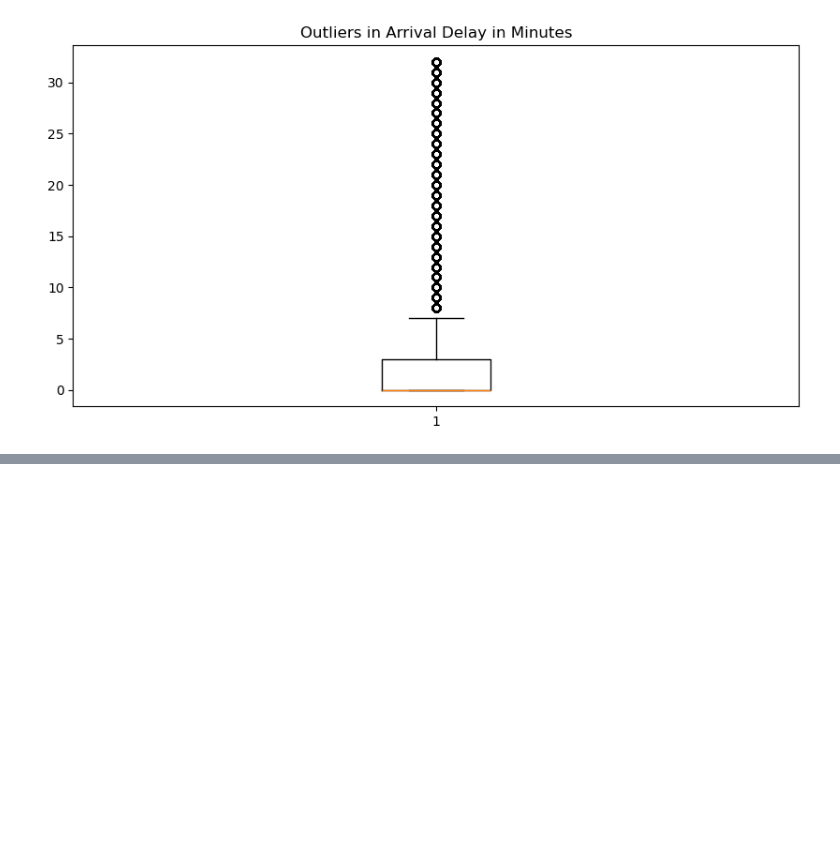
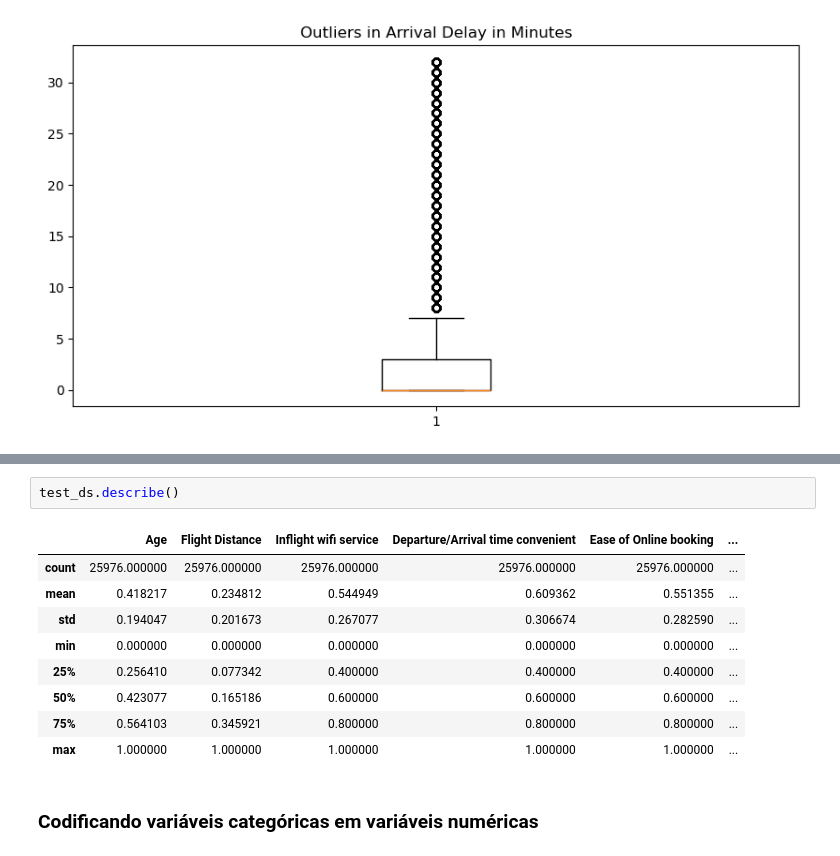
Before and after one commit to FrederickAlmeida/Airline-Passenger-Satisfaction, a Jupyter notebook: pre_processing.ipynb, the cells around one changed output, grey strips where cells are left out. Cells and saved outputs as stored; diff of their text form; blank space fills up the shorter version.

```diff
--- a/pre_processing.ipynb
+++ b/pre_processing.ipynb
@@ -143,0 +180,14 @@ For example, when doing 'df[col].method(value, inplace=True)', try using 'df.met
+# %%
+test_ds.describe()
+# %% [output]
+|  | Age | Flight Distance | Inflight wifi service | Departure/Arrival time convenient | Ease of Online booking | ... |
+| count | 25976.000000 | 25976.000000 | 25976.000000 | 25976.000000 | 25976.000000 | ... |
+| mean | 0.418217 | 0.234812 | 0.544949 | 0.609362 | 0.551355 | ... |
+| std | 0.194047 | 0.201673 | 0.267077 | 0.306674 | 0.282590 | ... |
+| min | 0.000000 | 0.000000 | 0.000000 | 0.000000 | 0.000000 | ... |
+| 25% | 0.256410 | 0.077342 | 0.400000 | 0.400000 | 0.400000 | ... |
+| 50% | 0.423077 | 0.165186 | 0.600000 | 0.600000 | 0.600000 | ... |
+| 75% | 0.564103 | 0.345921 | 0.800000 | 0.800000 | 0.800000 | ... |
+| max | 1.000000 | 1.000000 | 1.000000 | 1.000000 | 1.000000 | ... |
+# %% [markdown]
+### Codificando variáveis categóricas em variáveis numéricas
```
Also changed, not shown: parts of 13 cells of this notebook.
